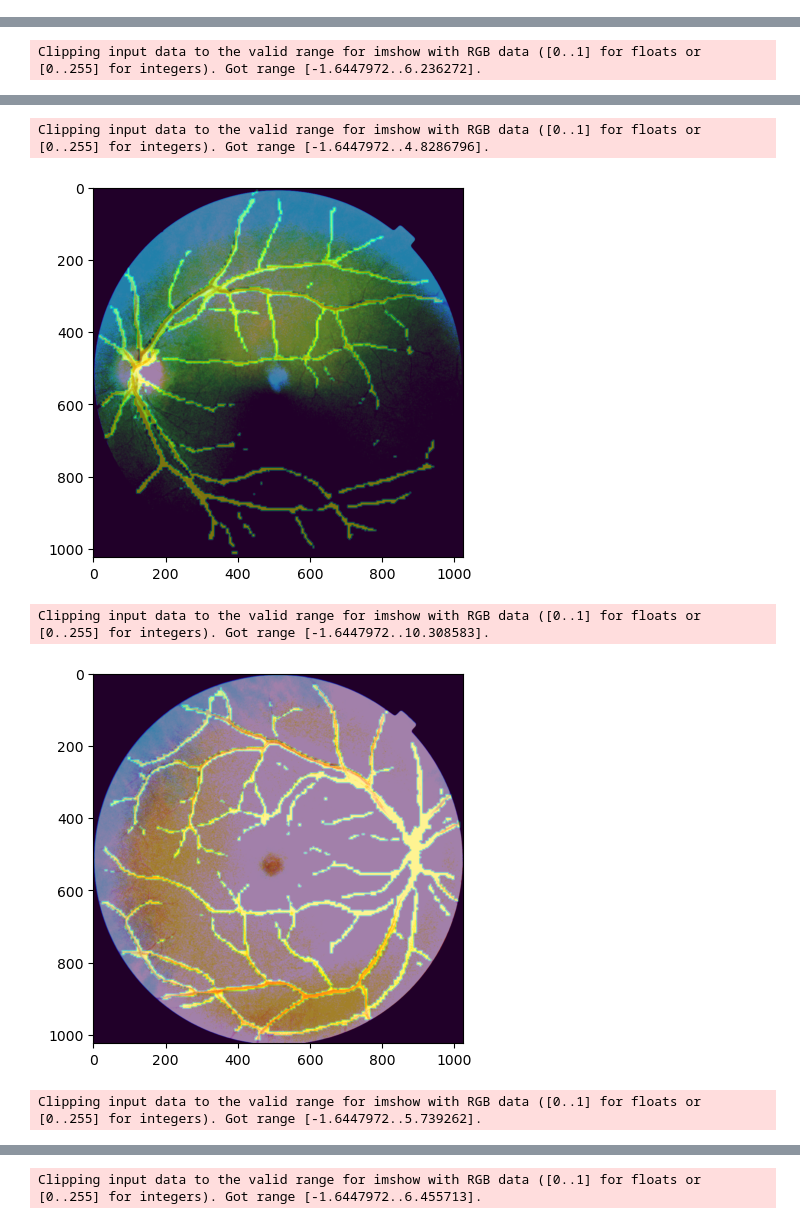
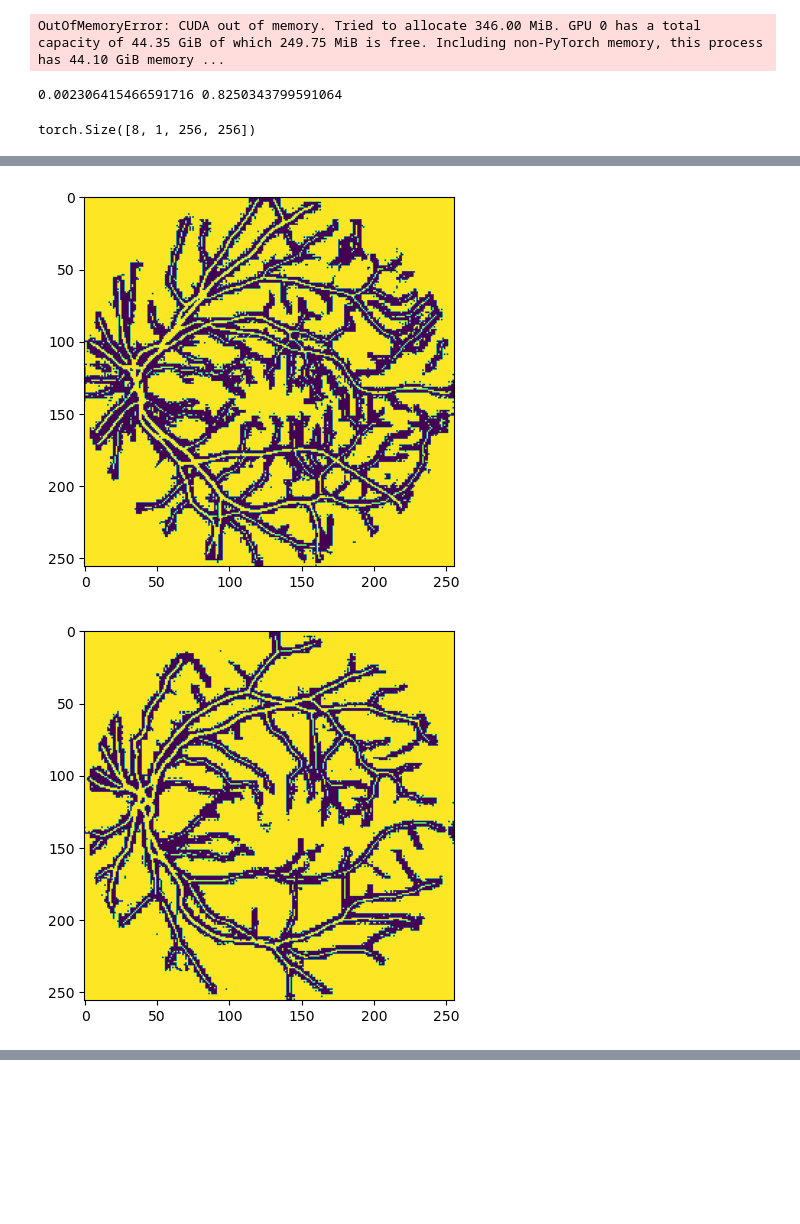
Before and after one commit to speydril/mp-lippert-experiments, a Jupyter notebook: src/wild-west/investigate_pseudo_labels.ipynb, the cells around one changed output, grey strips where cells are left out. Saved outputs shown, nothing was run; the diff lists cells and outputs as text; code cells hidden in the pictures; blank space fills up the shorter version.

Commit message:
implement loss mask

```diff
--- a/src/wild-west/investigate_pseudo_labels.ipynb
+++ b/src/wild-west/investigate_pseudo_labels.ipynb
@@ -1,5 +1,4 @@
 # %%
-from src.datasets.ukbiobank_dataset import UkBiobankDataset, UkBiobankDatasetArgs
 from src.experiments.self_learning_experiment import SelfLearningExperiment, SelfLearningExperimentArgs
 from src.args.yaml_config import YamlConfig
 
@@ -12,18 +11,19 @@ config = SelfLearningExperimentArgs(
     prompt_encoder_lr=3e-3,
     mask_decoder_lr=1e-3,
     batch_size=8,
-    secondary_batch_size=8,
     epochs=100,
     weight_decay=1e-4,
     warmup_epochs=5,
     ema_decay_origin=0.5,
     early_stopping_patience=10,
     visualize_n_segmentations=5,
+    lower_confidence_quantile=0.3,
+    upper_confidence_quantile=0.7,
     gamma=0.85,
     step_size=5,
     best_model_metric="IoU",
     minimize_best_model_metric=False,
-    from_checkpoint="/dhc/home/leon.hermann/MP/mp-lippert-experiments/results/multi_ds_vessel_experiment/2024-12-27_17#55#52/model.pt",
+    from_checkpoint="/dhc/home/leon.hermann/MP/mp-lippert-experiments/results/multi_ds_vessel_experiment/tuning_full_model/2025-01-25_18#08#59/model.pt",
 )
 
 experiment = SelfLearningExperiment(dict(config), yaml_config)
@@ -36,5 +35,5 @@ ImageNet pretrained weights for HarDNet68 is loaded
 # %%
-unlabeled_loader = experiment.unlabeled_loader
+unlabeled_loader = experiment._create_dataloader('train')
 teacher_model = experiment.model
 iter_unlabeled = iter(unlabeled_loader)
 # %%
@@ -45,18 +44,39 @@ batch = next(iter_unlabeled).cuda()
 teacher_model.eval()
 images = batch.input
 pseudo_labels = norm_batch(teacher_model.forward(batch).logits)
+# %% [output]
+OutOfMemoryError: CUDA out of memory. Tried to allocate 346.00 MiB. GPU 0 has a total capacity of 44.35 GiB of which 249.75 MiB is free. Including non-PyTorch memory, this process has 44.10 GiB memory ...
+# %%
+import torch
+lower_threshold = torch.quantile(pseudo_labels.float(), 0.7).item()
+upper_threshold = torch.quantile(pseudo_labels.float(), 0.95).item()
+print(lower_threshold, upper_threshold)
+# %% [output]
+0.002306415466591716 0.8250343799591064
+# %%
+pseudo_labels.shape
+# %% [output]
+torch.Size([8, 1, 256, 256])
 # %%
 import matplotlib.pyplot as plt
 import numpy as np
 import torch.nn.functional as F
 
 # Threshold pseudo_labels
+high_confidence_pseudo_labels = torch.logical_or(pseudo_labels > upper_threshold, pseudo_labels < lower_threshold).float()
 thresholded_pseudo_labels = (pseudo_labels > 0.5).float()
 
 for i in range(8):
     image = images[i].cpu().numpy().transpose(1, 2, 0)
-    pseudo_label = F.interpolate(thresholded_pseudo_labels[i].unsqueeze(0), size=(1024, 1024), mode='bilinear', align_corners=False).squeeze(0).detach().cpu().numpy().transpose(1, 2, 0)
-    plt.imshow(image)
-    plt.imshow(pseudo_label, alpha=0.5)
+    #pseudo_label = F.interpolate(thresholded_pseudo_labels[i].unsqueeze(0), size=(1024, 1024), mode='bilinear', align_corners=False).squeeze(0).detach().cpu().numpy().transpose(1, 2, 0)
+    pseudo_label = thresholded_pseudo_labels[i].detach().cpu().numpy().transpose(1, 2, 0)
+    #mask = F.interpolate(high_confidence_pseudo_labels[i].unsqueeze(0), size=(1024, 1024), mode='bilinear', align_corners=False).squeeze(0).detach().cpu().numpy().transpose(1, 2, 0)
+    mask = high_confidence_pseudo_labels[i].detach().cpu().numpy().transpose(1, 2, 0)
+
+    alpha = mask.squeeze().astype(float)
+
+    #plt.imshow(image, alpha=alpha*0.5)
+    #plt.imshow(pseudo_label, alpha=alpha*0.5)
+    plt.imshow(alpha)
     plt.show()
 # %% [output]
@@ -65 +83,0 @@ Clipping input data to the valid range for imshow with RGB data ([0..1] for floa
-Clipping input data to the valid range for imshow with RGB data ([0..1] for floats or [0..255] for integers). Got range [-1.6447972..6.236272].
@@ -67,5 +85,2 @@ Clipping input data to the valid range for imshow with RGB data ([0..1] for floa
-Clipping input data to the valid range for imshow with RGB data ([0..1] for floats or [0..255] for integers). Got range [-1.6447972..4.8286796].
-[figure, old version]
+[figure, new version]
-Clipping input data to the valid range for imshow with RGB data ([0..1] for floats or [0..255] for integers). Got range [-1.6447972..10.308583].
-[figure, old version]
+[figure, new version]
-Clipping input data to the valid range for imshow with RGB data ([0..1] for floats or [0..255] for integers). Got range [-1.6447972..5.739262].
@@ -73 +87,0 @@ Clipping input data to the valid range for imshow with RGB data ([0..1] for floa
-Clipping input data to the valid range for imshow with RGB data ([0..1] for floats or [0..255] for integers). Got range [-1.6447972..6.455713].
```
Also changed, not shown: parts of 2 cells of this notebook, 3 other files.
